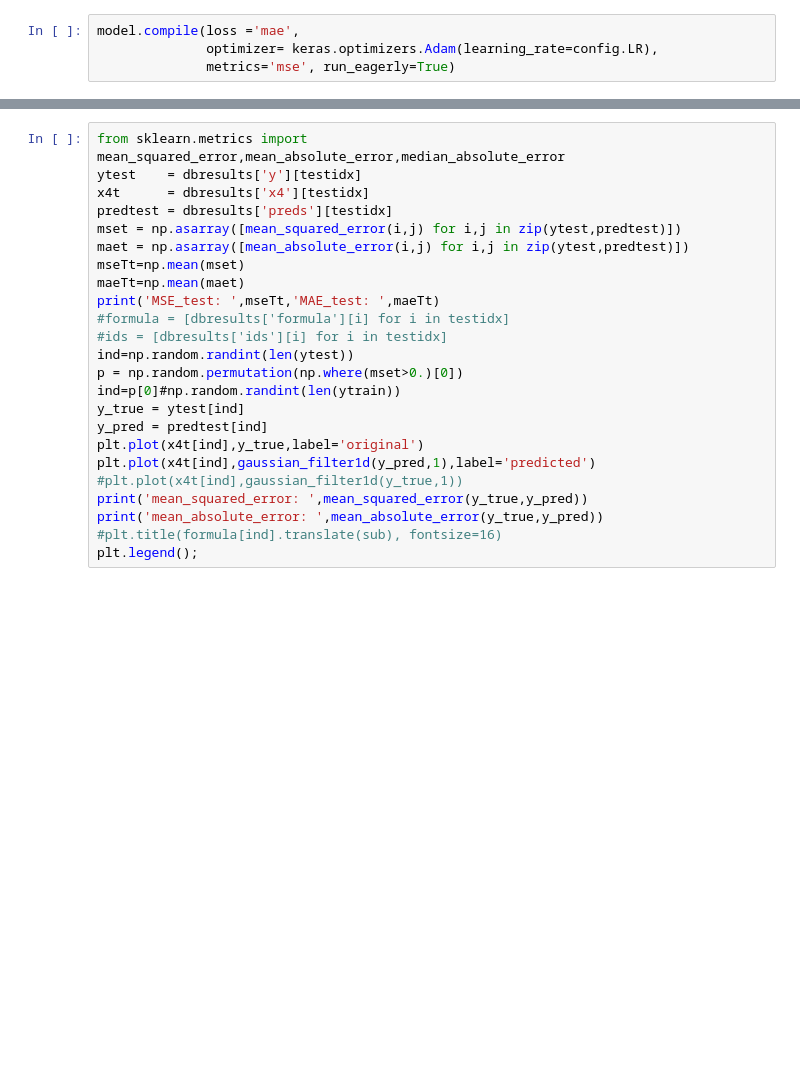
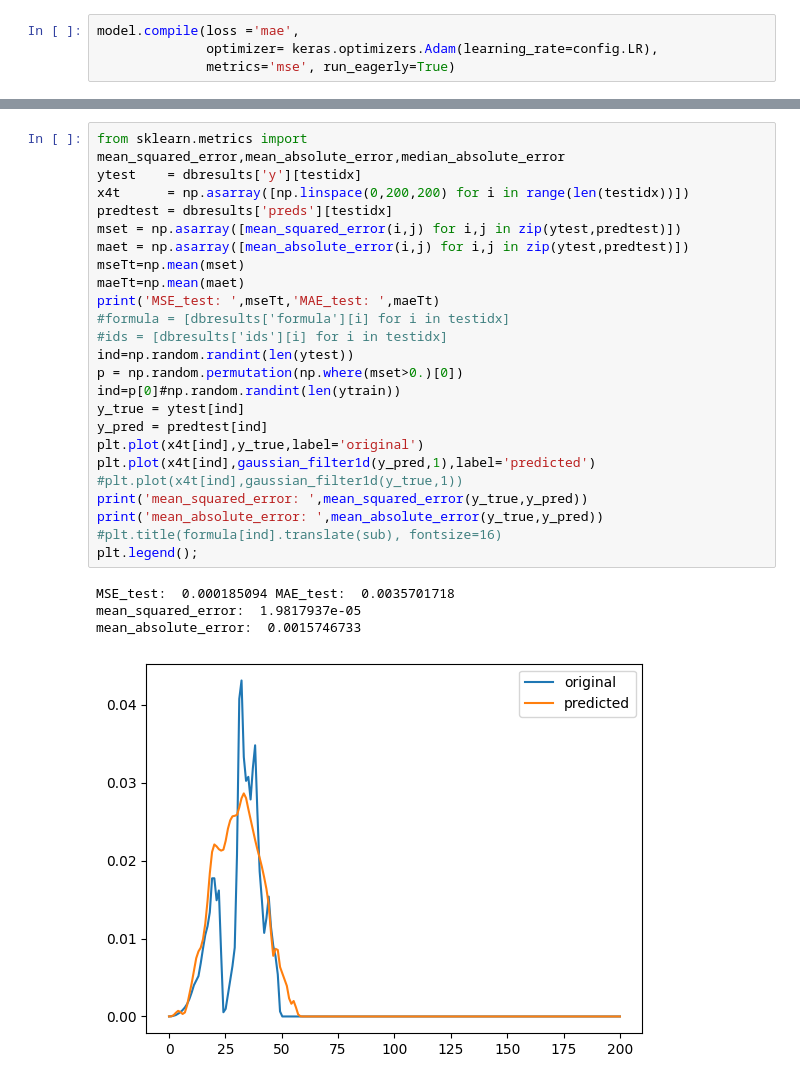
Before and after one commit to dmamur/struct2prop, a Jupyter notebook: add/embed_jarvisPDOS.ipynb, the cells around one changed output, grey strips where cells are left out. Drawn from its saved outputs; the diff is of its cells as text; blank space fills up the shorter version.

```diff
--- a/add/embed_jarvisPDOS.ipynb
+++ b/add/embed_jarvisPDOS.ipynb
@@ -339,24 +344,29 @@ with open(f'{mname}_results.pkl', 'wb') as f:
 # %%
 from sklearn.metrics import mean_squared_error,mean_absolute_error,median_absolute_error
 ytest    = dbresults['y'][testidx]
-x4t      = dbresults['x4'][testidx]
+x4t      = np.asarray([np.linspace(0,200,200) for i in range(len(testidx))])
 predtest = dbresults['preds'][testidx]
 mset = np.asarray([mean_squared_error(i,j) for i,j in zip(ytest,predtest)])
 maet = np.asarray([mean_absolute_error(i,j) for i,j in zip(ytest,predtest)])
 mseTt=np.mean(mset)
 maeTt=np.mean(maet)
 print('MSE_test: ',mseTt,'MAE_test: ',maeTt)
 #formula = [dbresults['formula'][i] for i in testidx]
 #ids = [dbresults['ids'][i] for i in testidx]
 ind=np.random.randint(len(ytest))
 p = np.random.permutation(np.where(mset>0.)[0])
 ind=p[0]#np.random.randint(len(ytrain))
 y_true = ytest[ind]
 y_pred = predtest[ind]
 plt.plot(x4t[ind],y_true,label='original')
 plt.plot(x4t[ind],gaussian_filter1d(y_pred,1),label='predicted')
 #plt.plot(x4t[ind],gaussian_filter1d(y_true,1))
 print('mean_squared_error: ',mean_squared_error(y_true,y_pred))
 print('mean_absolute_error: ',mean_absolute_error(y_true,y_pred))
 #plt.title(formula[ind].translate(sub), fontsize=16)
 plt.legend();
+# %% [output]
+MSE_test:  0.000185094 MAE_test:  0.0035701718
+mean_squared_error:  1.9817937e-05
+mean_absolute_error:  0.0015746733
+[figure, added]
```
Also changed, not shown: parts of 12 cells of this notebook.
